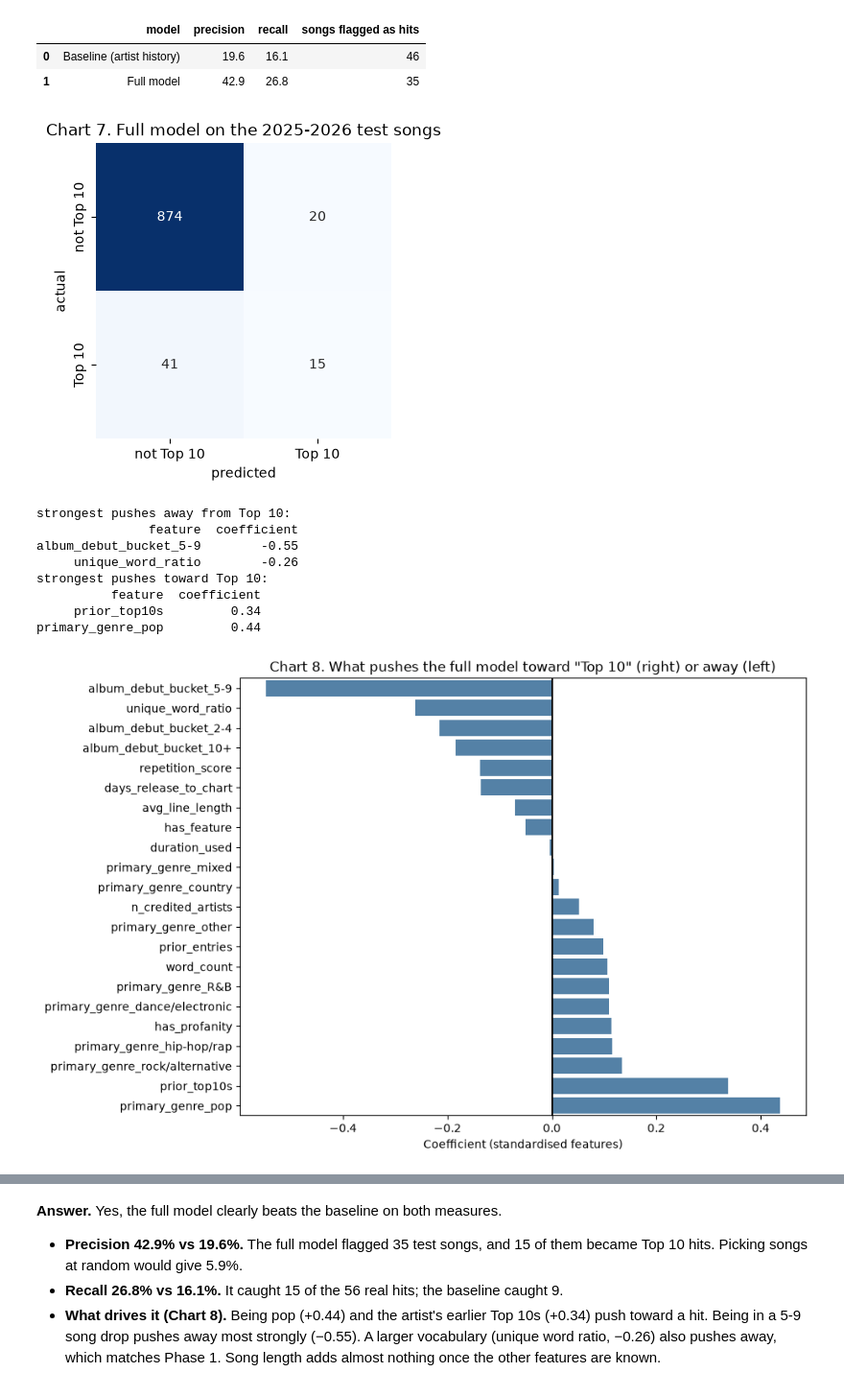
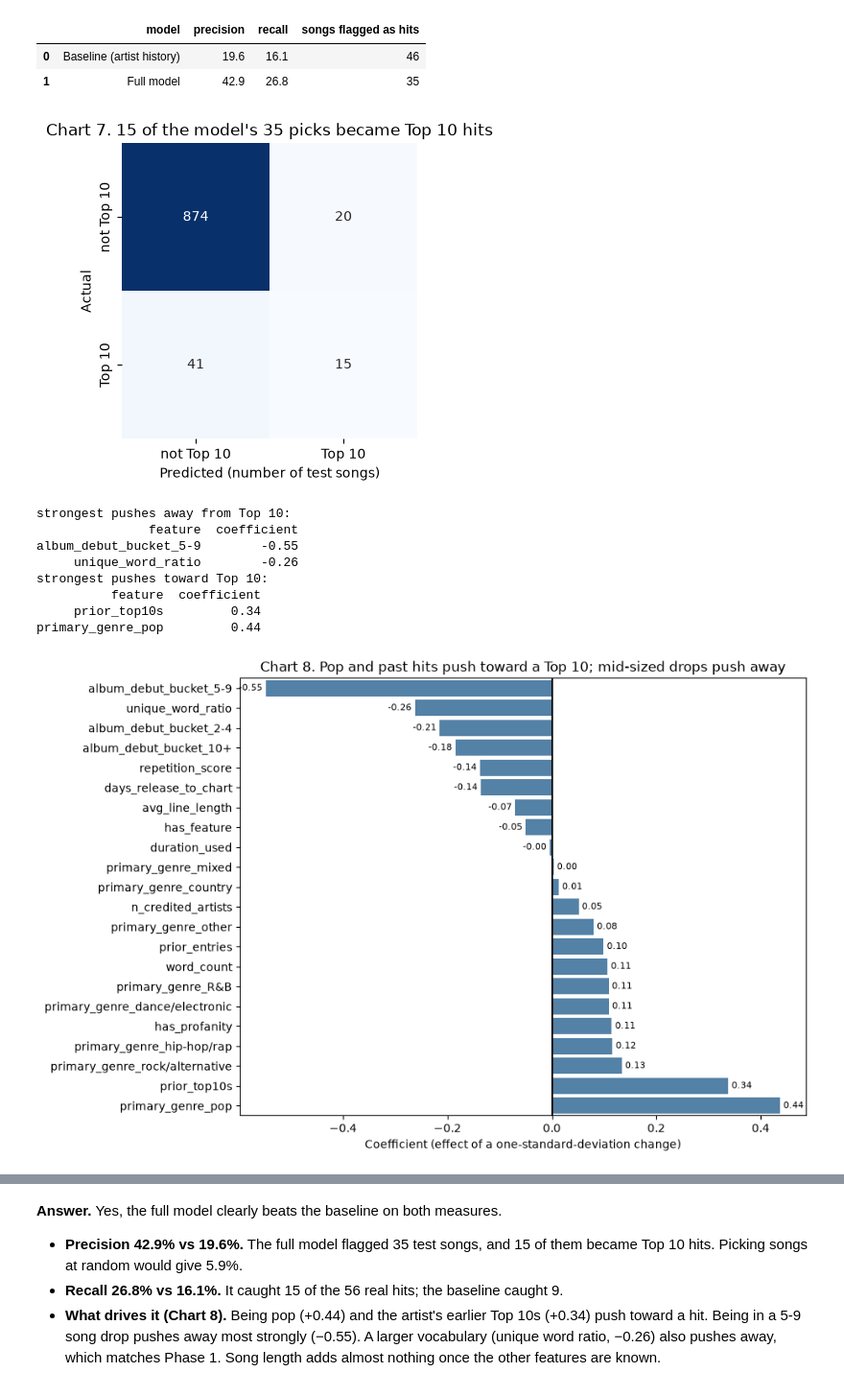
Before and after one commit to otawfik/billboard-top10, a Jupyter notebook: A05-Billboard-Top-10-Or-Not.ipynb, the cells around one changed output, grey strips where cells are left out. Shown at 96% size. Saved outputs shown, nothing was run; the diff lists cells and outputs as text; code cells hidden in the pictures.

```diff
--- a/A05-Billboard-Top-10-Or-Not.ipynb
+++ b/A05-Billboard-Top-10-Or-Not.ipynb
@@ -645,8 +670,8 @@ def has_keyword(label, keywords):
 The rules are checked in order and the first match wins, so "latin pop" is Latin and
 "country pop" is country, while "pop rap" is rap and "dance-pop" is pop.
 # %%
+# A function that maps one MusicBrainz label to a broad genre. The first rule that matches wins.
 def broad_genre(label):
-    """Map one MusicBrainz label to a broad genre. The first rule that matches wins."""
     label = label.lower().strip()
     if 'dancehall' in label:                       # Jamaican, not dance music
         return 'other'
@@ -671,35 +696,35 @@ def broad_genre(label):
     else:
         return 'other'
 # %%
+# A function that adds up the MusicBrainz votes per broad genre, e.g. {'hip-hop/rap': 4, 'pop': 1}.
 def genre_votes(names, counts):
-    """Add up MusicBrainz votes per broad genre, e.g. {'hip-hop/rap': 4, 'pop': 1}."""
     votes = {}
-    if pd.isna(names):
+    if pd.isna(names):                                 # no genres at all
         return votes
-    name_list = names.split('|')
+    name_list = names.split('|')                       # labels are stored as "pop|dance-pop|..."
     count_list = [1] * len(name_list)              # no stored counts: one vote each
     if not pd.isna(counts):
         count_list = [int(c) for c in str(counts).split('|')]
-    for name, count in zip(name_list, count_list):
+    for name, count in zip(name_list, count_list):     # walk through label and vote count together
         genre = broad_genre(name)
-        votes[genre] = votes.get(genre, 0) + count
+        votes[genre] = votes.get(genre, 0) + count     # add this label's votes to its broad genre
     return votes
 # %% [markdown]
 If the song has no genre, we use the lead artist's. If two genres tie, the artist's votes
 break the tie; if they still tie, the song is labelled "mixed".
 # %%
+# A function that picks one genre: the most votes wins; a tie goes to the artist's votes, otherwise 'mixed'.
 def pick_genre(song_votes, artist_votes):
-    """Most-voted genre; a tie is broken by the artist's votes, otherwise 'mixed'."""
     if len(song_votes) == 0:                       # no song genres: use the artist's
         song_votes = artist_votes
         artist_votes = {}
-    if len(song_votes) == 0:
+    if len(song_votes) == 0:                       # no artist genres either: leave it missing
         return np.nan
     top = max(song_votes.values())
-    leaders = [genre for genre in song_votes if song_votes[genre] == top]
+    leaders = [genre for genre in song_votes if song_votes[genre] == top]   # every genre with the top count
     if len(leaders) == 1:
         return leaders[0]
-    best = max([artist_votes.get(genre, 0) for genre in leaders])
+    best = max([artist_votes.get(genre, 0) for genre in leaders])   # tie: look at the artist's votes
     winners = [genre for genre in leaders if artist_votes.get(genre, 0) == best]
     if best > 0 and len(winners) == 1:
         return winners[0]
@@ -810,14 +841,14 @@ def line_count(text):
         return np.nan
     return len(lyric_lines(text))
 # %%
+# Repetition score: the share of lines that appear more than once in the song.
 def repetition_score(text):
-    """Share of lines that appear more than once in the song."""
     if pd.isna(text) or len(lyric_lines(text)) == 0:
         return np.nan
     lines = lyric_lines(text)
     repeated = 0
     for line in lines:
-        if lines.count(line) > 1:
+        if lines.count(line) > 1:                      # this line appears elsewhere in the song
             repeated = repeated + 1
     return repeated / len(lines)
 # %%
@@ -1469,18 +1557,20 @@ accuracy of always saying "not a hit": 94.1 %
 | 0 | Baseline (artist history) | 19.6 | 16.1 | 46 |
 | 1 | Full model | 42.9 | 26.8 | 35 |
 # %%
-mat = confusion_matrix(ytest, y_model)
+# Chart 7: confusion matrix = a 2 x 2 count of actual vs predicted, as in the class digits example.
+mat = confusion_matrix(ytest, y_model)                 # rows = actual, columns = predicted
 
 plt.figure(figsize=(5, 4))
-sns.heatmap(mat, square=True, annot=True, fmt='d', cbar=False, cmap='Blues',
+sns.heatmap(mat, square=True, annot=True, fmt='d', cbar=False, cmap='Blues',   # annot writes the counts
             xticklabels=['not Top 10', 'Top 10'], yticklabels=['not Top 10', 'Top 10'])
-plt.title('Chart 7. Full model on the 2025-2026 test songs')
-plt.xlabel('predicted')
-plt.ylabel('actual')
+plt.title("Chart 7. 15 of the model's 35 picks became Top 10 hits")
+plt.xlabel('Predicted (number of test songs)')
+plt.ylabel('Actual')
 plt.show()
 # %% [output]
-[figure, old version]
+[figure, new version]
 # %%
+# Chart 8: the full model's coefficients = how much each feature pushes toward or away from a Top 10.
 # Features are standardised, so each coefficient is the effect of a one-standard-deviation change.
 coefficients = pd.DataFrame({'feature': Xtrain.columns, 'coefficient': model.coef_[0]})
 coefficients = coefficients.sort_values('coefficient')
@@ -1490,10 +1580,11 @@ print('strongest pushes toward Top 10:')
 print(coefficients.tail(2).round(2).to_string(index=False))
 
 plt.figure(figsize=(9, 7))
-sns.barplot(x='coefficient', y='feature', data=coefficients, color='steelblue')
-plt.axvline(0, color='k')
-plt.title('Chart 8. What pushes the full model toward "Top 10" (right) or away (left)')
-plt.xlabel('Coefficient (standardised features)')
+ax = sns.barplot(x='coefficient', y='feature', data=coefficients, color='steelblue')
+ax.bar_label(ax.containers[0], fmt='%.2f', padding=3, fontsize=8)
+plt.axvline(0, color='k')                              # left of 0: away from a hit; right: toward
+plt.title('Chart 8. Pop and past hits push toward a Top 10; mid-sized drops push away')
+plt.xlabel('Coefficient (effect of a one-standard-deviation change)')
 plt.ylabel('')
 plt.show()
 # %% [output]
@@ -1505,5 +1596,5 @@ strongest pushes toward Top 10:
           feature  coefficient
      prior_top10s         0.34
 primary_genre_pop         0.44
-[figure, old version]
+[figure, new version]
 # %%
```
Also changed, not shown: parts of 81 cells of this notebook.
